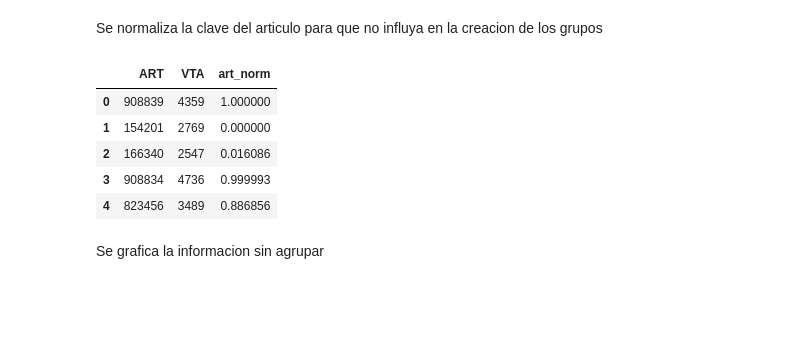
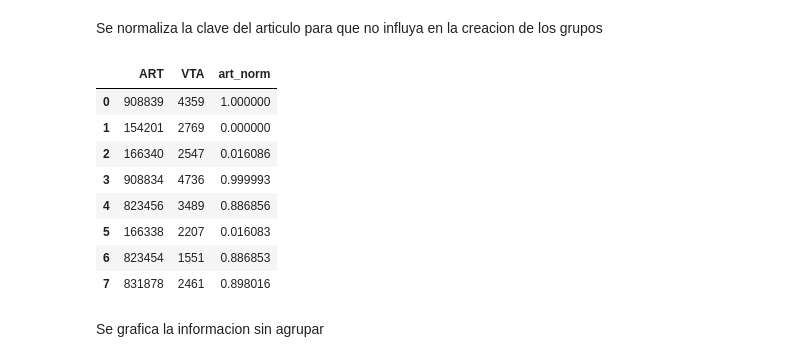
Before and after one commit to jcjimenezb123/PFM_PronosticoDemanda, a Jupyter notebook: KMeans_PantalonChino.ipynb, the cells around one changed output. Cells and saved outputs as stored; diff of their text form; code cells hidden in the pictures; blank space fills up the shorter version.

```diff
--- a/KMeans_PantalonChino.ipynb
+++ b/KMeans_PantalonChino.ipynb
@@ -53,19 +28,21 @@ df = pd.DataFrame(list(zip(lst1, lst2)),
 # %% [markdown]
 Se normaliza la clave del articulo para que no influya en la creacion de los grupos
 # %%
-x = df['ART'].values.reshape(-1, 1) #returns a numpy array
-min_max_scaler = preprocessing.MinMaxScaler()
+x = df['ART'].values.reshape(-1, 1) #se convierte a vector
+min_max_scaler = preprocessing.MinMaxScaler() #se escala
 x_scaled = min_max_scaler.fit_transform(x)
-df['art_norm'] = pd.DataFrame(x_scaled)
+df['art_norm'] = pd.DataFrame(x_scaled) #se agrega al dataframe
+df
+# %% [output]
+|  | ART | VTA | art_norm |
+| 0 | 908839 | 4359 | 1.000000 |
+| 1 | 154201 | 2769 | 0.000000 |
+| 2 | 166340 | 2547 | 0.016086 |
+| 3 | 908834 | 4736 | 0.999993 |
+| 4 | 823456 | 3489 | 0.886856 |
+| 5 | 166338 | 2207 | 0.016083 |
+| 6 | 823454 | 1551 | 0.886853 |
+| 7 | 831878 | 2461 | 0.898016 |
-# %%
-df.head(5)
-# %% [output]
-|  | ART | VTA | art_norm |
-| 0 | 908839 | 4359 | 1.000000 |
-| 1 | 154201 | 2769 | 0.000000 |
-| 2 | 166340 | 2547 | 0.016086 |
-| 3 | 908834 | 4736 | 0.999993 |
-| 4 | 823456 | 3489 | 0.886856 |
 # %% [markdown]
 Se grafica la informacion sin agrupar
 # %%
```
Also changed, not shown: parts of 22 cells of this notebook.
